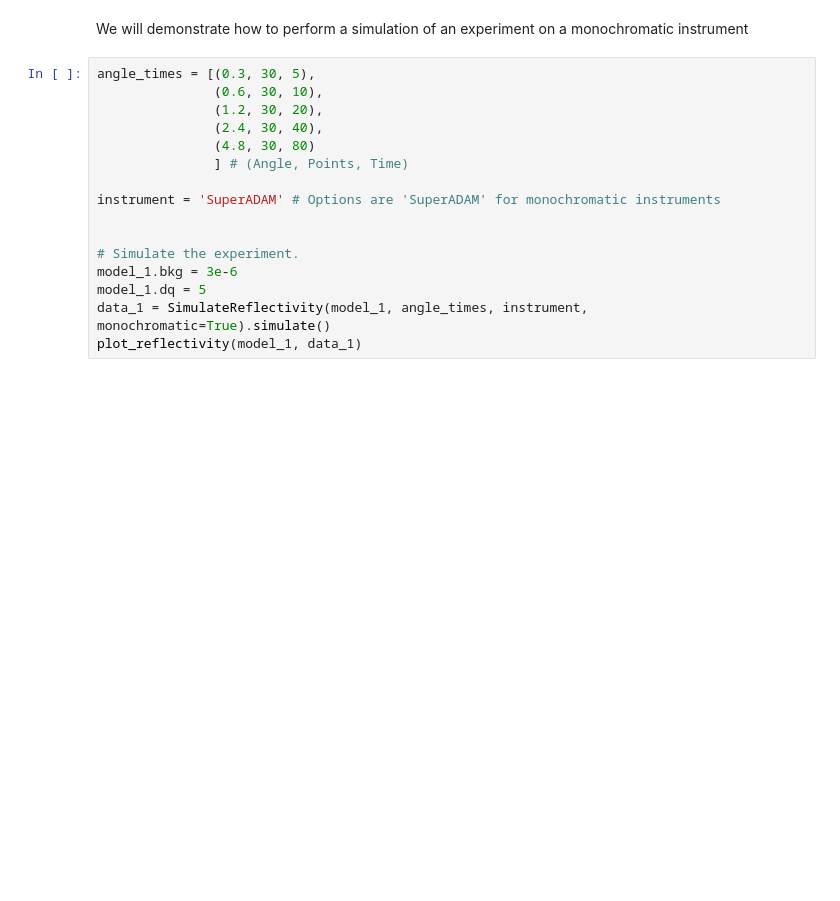
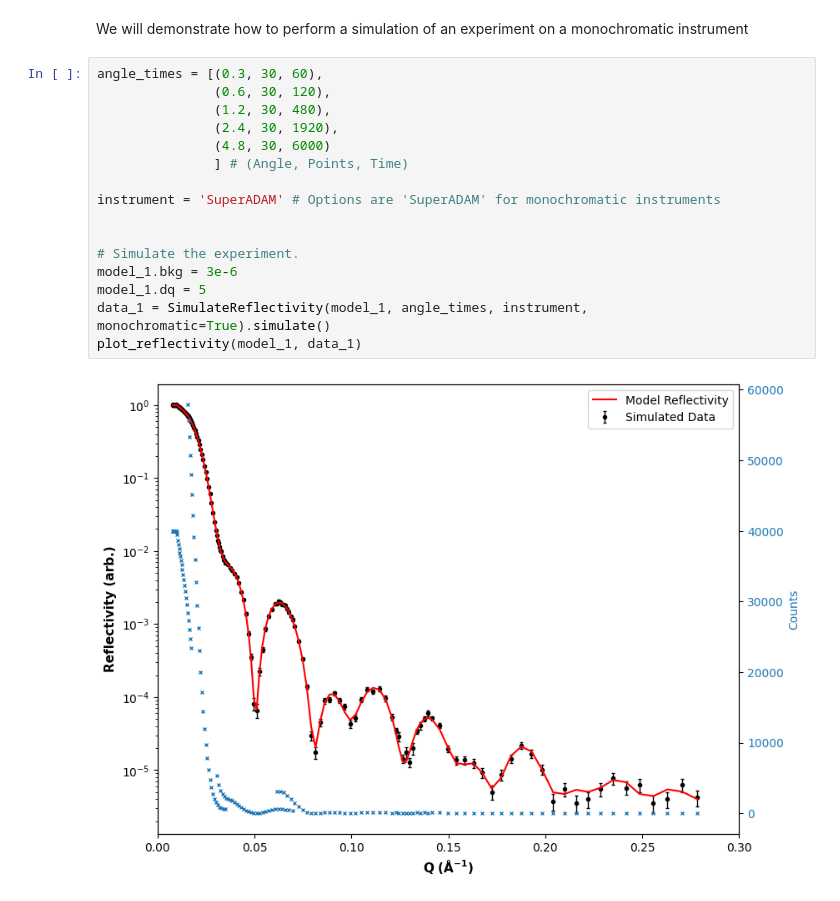
Before and after one commit to jfkcooper/HOGBEN, a Jupyter notebook: notebooks/simulation.ipynb, the cells around one changed output. Drawn from its saved outputs; the diff is of its cells as text; blank space fills up the shorter version.

Commit message:
Updating simulation times in notebook

```diff
--- a/notebooks/simulation.ipynb
+++ b/notebooks/simulation.ipynb
@@ -96,21 +100,23 @@ plot_reflectivity(model_1, data_1)
 # %% [markdown]
 We will demonstrate how to perform a simulation of an experiment on a monochromatic instrument
 # %%
-angle_times = [(0.3, 30, 5),
-               (0.6, 30, 10),
-               (1.2, 30, 20),
-               (2.4, 30, 40),
-               (4.8, 30, 80)
+angle_times = [(0.3, 30, 60),
+               (0.6, 30, 120),
+               (1.2, 30, 480),
+               (2.4, 30, 1920),
+               (4.8, 30, 6000)
                ] # (Angle, Points, Time)
 
 instrument = 'SuperADAM' # Options are 'SuperADAM' for monochromatic instruments
 
 
 # Simulate the experiment.
 model_1.bkg = 3e-6
 model_1.dq = 5
 data_1 = SimulateReflectivity(model_1, angle_times, instrument, monochromatic=True).simulate()
 plot_reflectivity(model_1, data_1)
+# %% [output]
+[figure, added]
 # %%
 angles_and_times = SimulateReflectivity(model_1, angle_times, instrument, monochromatic=True).monochromatic_angle_times(100)
 
```
Also changed, not shown: parts of 3 cells of this notebook.
